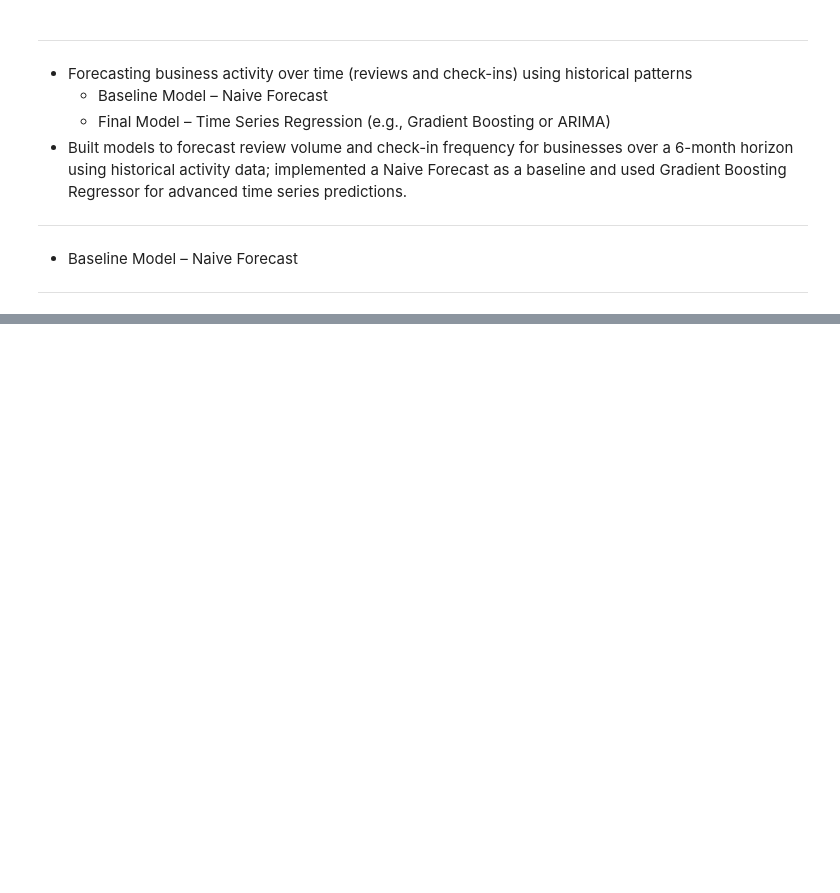
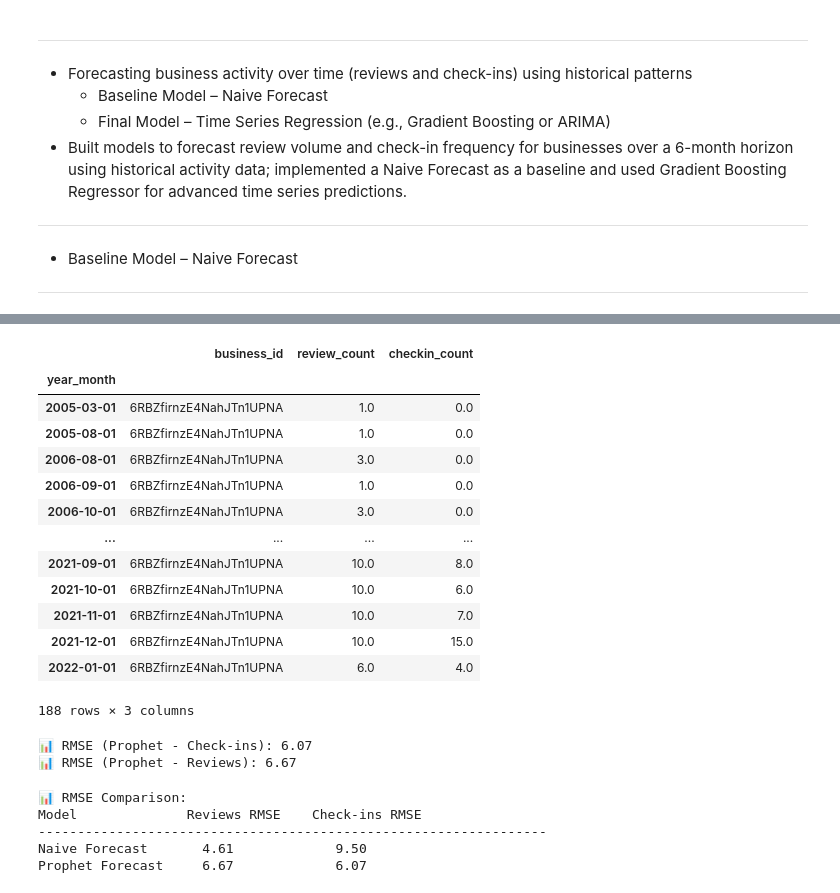
Before and after one commit to Jenblr/Yelp-Business-Data-Success-Analysis, a Jupyter notebook: Predictive_Modeling.ipynb, the cells around one changed output, grey strips where cells are left out. Saved outputs shown, nothing was run; the diff lists cells and outputs as text; code cells hidden in the pictures; blank space fills up the shorter version.

```diff
--- a/Predictive_Modeling.ipynb
+++ b/Predictive_Modeling.ipynb
@@ -468,0 +580,48 @@ plt.show()
+# %%
+actuals
+# %% [output]
+|  | business_id | review_count | checkin_count |
+| year_month |  |  |  |
+| 2005-03-01 | 6RBZfirnzE4NahJTn1UPNA | 1.0 | 0.0 |
+| 2005-08-01 | 6RBZfirnzE4NahJTn1UPNA | 1.0 | 0.0 |
+| 2006-08-01 | 6RBZfirnzE4NahJTn1UPNA | 3.0 | 0.0 |
+| 2006-09-01 | 6RBZfirnzE4NahJTn1UPNA | 1.0 | 0.0 |
+| 2006-10-01 | 6RBZfirnzE4NahJTn1UPNA | 3.0 | 0.0 |
+| ... | ... | ... | ... |
+| 2021-09-01 | 6RBZfirnzE4NahJTn1UPNA | 10.0 | 8.0 |
+| 2021-10-01 | 6RBZfirnzE4NahJTn1UPNA | 10.0 | 6.0 |
+| 2021-11-01 | 6RBZfirnzE4NahJTn1UPNA | 10.0 | 7.0 |
+| 2021-12-01 | 6RBZfirnzE4NahJTn1UPNA | 10.0 | 15.0 |
+| 2022-01-01 | 6RBZfirnzE4NahJTn1UPNA | 6.0 | 4.0 |
+188 rows × 3 columns
+# %%
+# Evaluate the Prophet forecast
+actuals = biz[biz['year_month'] >= '2020-01']
+
+actual_review = actuals[['year_month', 'review_count']].reset_index(drop=True)
+pred_review = forecast_range_review[['ds', 'yhat']].reset_index(drop=True)
+
+actual_checkin = actuals[['year_month', 'checkin_count']].reset_index(drop=True)
+pred_checkin = forecast_range_checkin[['ds', 'yhat']].reset_index(drop=True)
+
+rmse_review_prophet = np.sqrt(mean_squared_error(actual_review['review_count'], pred_review['yhat']))
+rmse_checkin_prophet = np.sqrt(mean_squared_error(actual_checkin['checkin_count'], pred_checkin['yhat']))
+
+print(f"📊 RMSE (Prophet - Check-ins): {rmse_checkin_prophet:.2f}")
+print(f"📊 RMSE (Prophet - Reviews): {rmse_review_prophet:.2f}")
+# %% [output]
+📊 RMSE (Prophet - Check-ins): 6.07
+📊 RMSE (Prophet - Reviews): 6.67
+# %%
+# comparing the naive forecast to the prophet forecast
+print("\n📊 RMSE Comparison:")
+print(f"{'Model':<18} {'Reviews RMSE':<15} {'Check-ins RMSE':<20}")
+print("-" * 65)
+print(f"{'Naive Forecast':<20} {rmse_naive_review:.2f}             {rmse_naive_checkin:.2f}")
+print(f"{'Prophet Forecast':<20} {rmse_review_prophet:.2f}             {rmse_checkin_prophet:.2f}")
+# %% [output]
+📊 RMSE Comparison:
+Model              Reviews RMSE    Check-ins RMSE
+-----------------------------------------------------------------
+Naive Forecast       4.61             9.50
+Prophet Forecast     6.67             6.07
```
Also changed, not shown: parts of 10 cells of this notebook.
